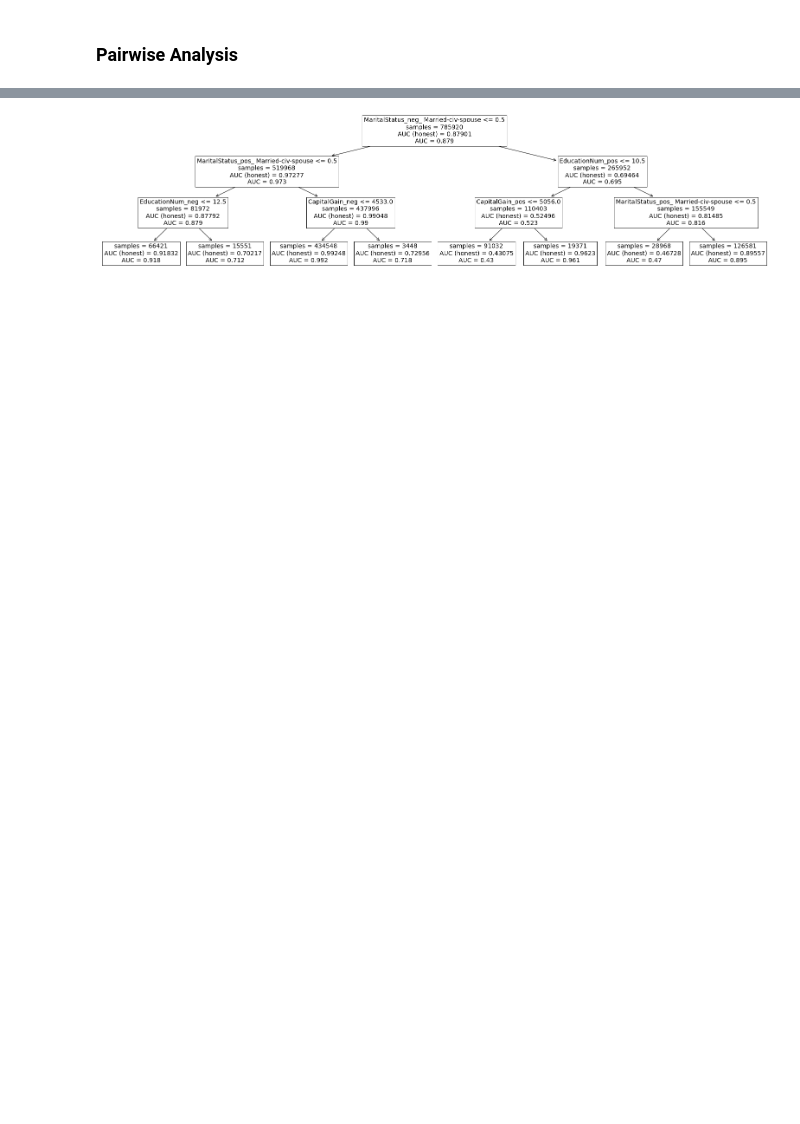
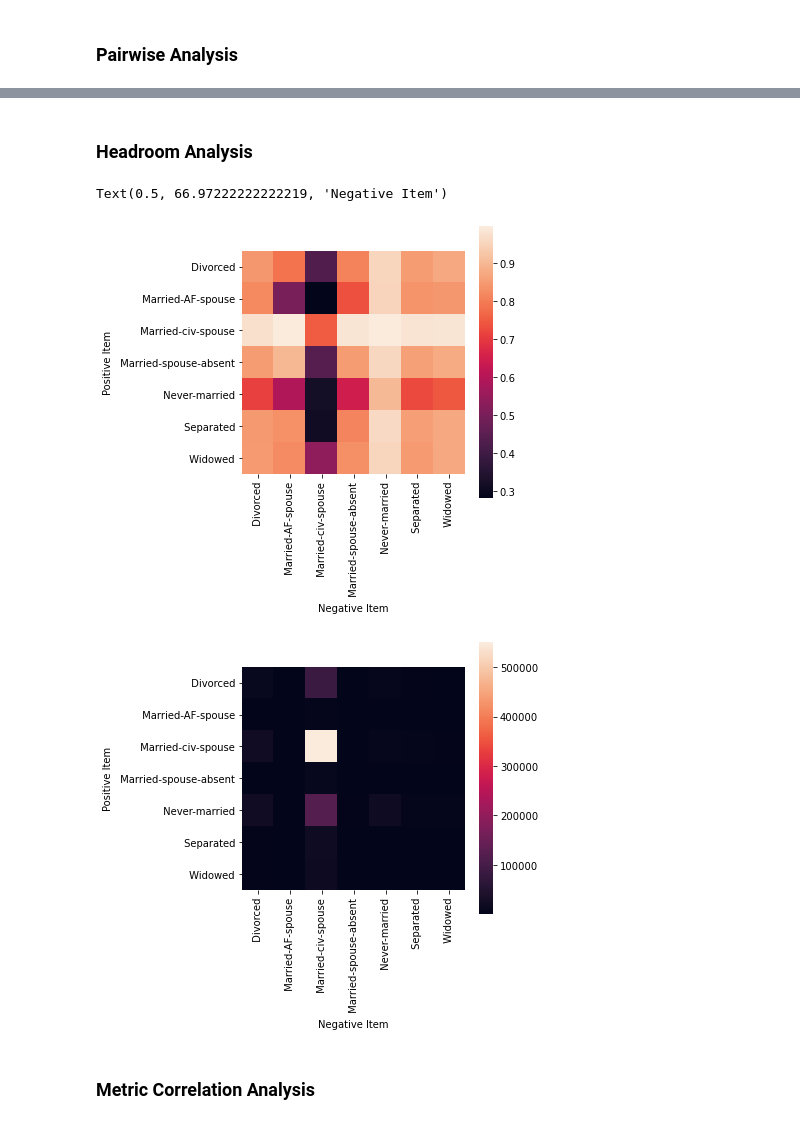
Before and after one commit to namik42/auc_attribution, a Jupyter notebook: Slicing_AUC_Attribution.ipynb, the cells around one changed output, grey strips where cells are left out. Drawn from its saved outputs; the diff is of its cells as text; code cells hidden in the pictures; blank space fills up the shorter version.

```diff
--- a/Slicing_AUC_Attribution.ipynb
+++ b/Slicing_AUC_Attribution.ipynb
@@ -825,32 +933,37 @@ cartesian_test[pair_label] = cartesian_test_label
-# %%
-honest_reporting = True # @param {type: "boolean"}
-if honest_reporting:
-  honest_sample1, honest_sample2 = train_test_split(cartesian_test, test_size=0.5)
-  tree_building_df = honest_sample1
-  honest_sample = honest_sample2
-else:
-  tree_building_df = cartesian_test
-  honest_sample = None
-
-decision_tree_dims = cartesian_test.columns[:-1]
-
-tt, fnames, ct = build_tree(
-    tree_building_df,
-    pair_label,
-    decision_tree_dims,
-    min_samples_leaf=1000,
-    max_depth=3
-    )
-
-plt.figure(figsize=(20, 5))
-graph_out = plot_tree_override(tt, filled=True, fontsize=14,
-                               feature_names=fnames, precision=3,
-                               decision_tree_dims=decision_tree_dims,
-                               test_features=tree_building_df,
-                               column_transformer=ct,
-                               # base_metric_to_record=pair_label,
-                               metric_name_override=pair_label,
-                               honest_sample=honest_sample,
-                               honest_metric=pair_label)
-# %% [output]
-[figure, removed]
+# %% [markdown]
+### Headroom Analysis
+# %%
+analysis_column = 'MaritalStatus' # @param {type: "string"}
+leaves = test_features[analysis_column]
+leaf_indeces = sorted(list(set(leaves)))
+num_slices = len(leaf_indeces)
+
+mat = np.zeros((num_slices, num_slices))
+mat2 = np.zeros((num_slices, num_slices))
+for i in range(num_slices):
+  for j in range(num_slices):
+    filtered = test_features[((leaves == leaf_indeces[i]) & (test_features[label_column] == 1)) |
+                             ((leaves == leaf_indeces[j]) & (test_features[label_column] == 0))]
+    try:
+      mat[i, j] = roc_auc_score(filtered[label_column], filtered['probabilities_logistic'])
+    except:
+      mat[i, j] = np.nan
+    p = filtered[label_column].sum()
+    n = (1 - filtered[label_column]).sum()
+    mat2[i, j] = n * p - mat[i, j] * n * p
+
+plt.figure(figsize=(5, 5))
+sns.matrix.heatmap(mat, square=True, xticklabels=leaf_indeces, yticklabels=leaf_indeces)
+plt.ylabel('Positive Item')
+plt.xlabel('Negative Item')
+
+plt.figure(figsize=(5, 5))
+sns.matrix.heatmap(mat2, square=True, xticklabels=leaf_indeces, yticklabels=leaf_indeces)
+plt.ylabel('Positive Item')
+plt.xlabel('Negative Item')
+# %% [output]
+Text(0.5, 66.97222222222219, 'Negative Item')
+[figure, added]
+[figure, added]
+# %% [markdown]
+### Metric Correlation Analysis
```
Also changed, not shown: parts of 32 cells of this notebook.
